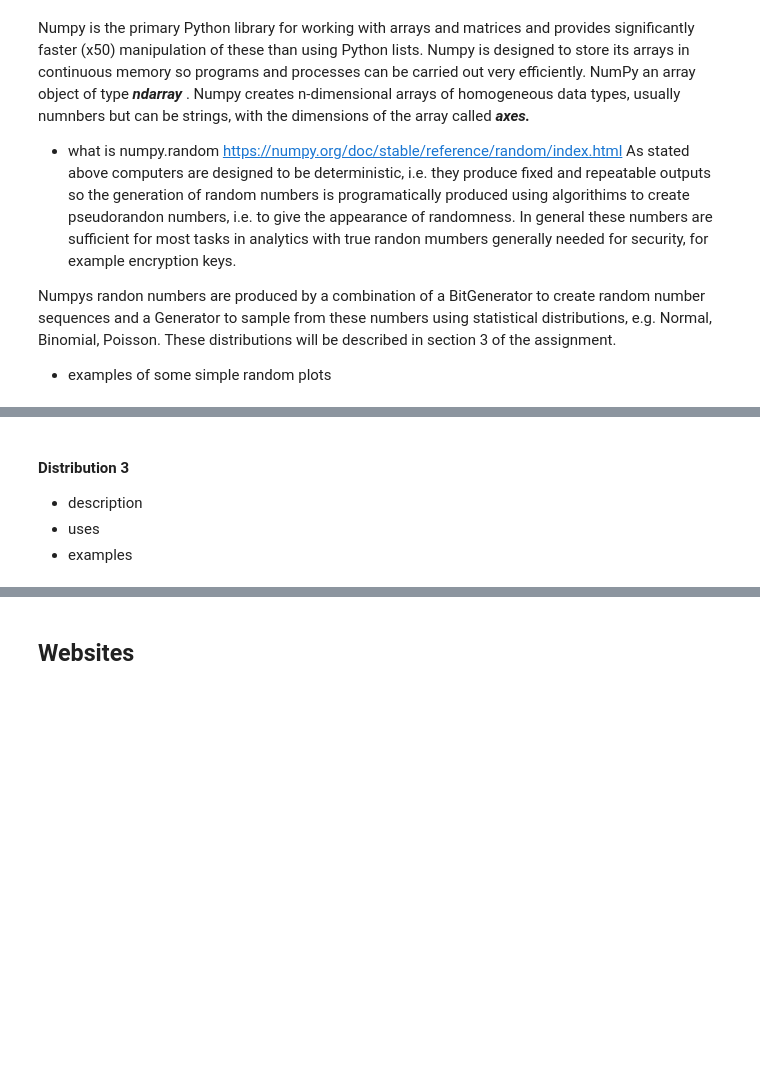
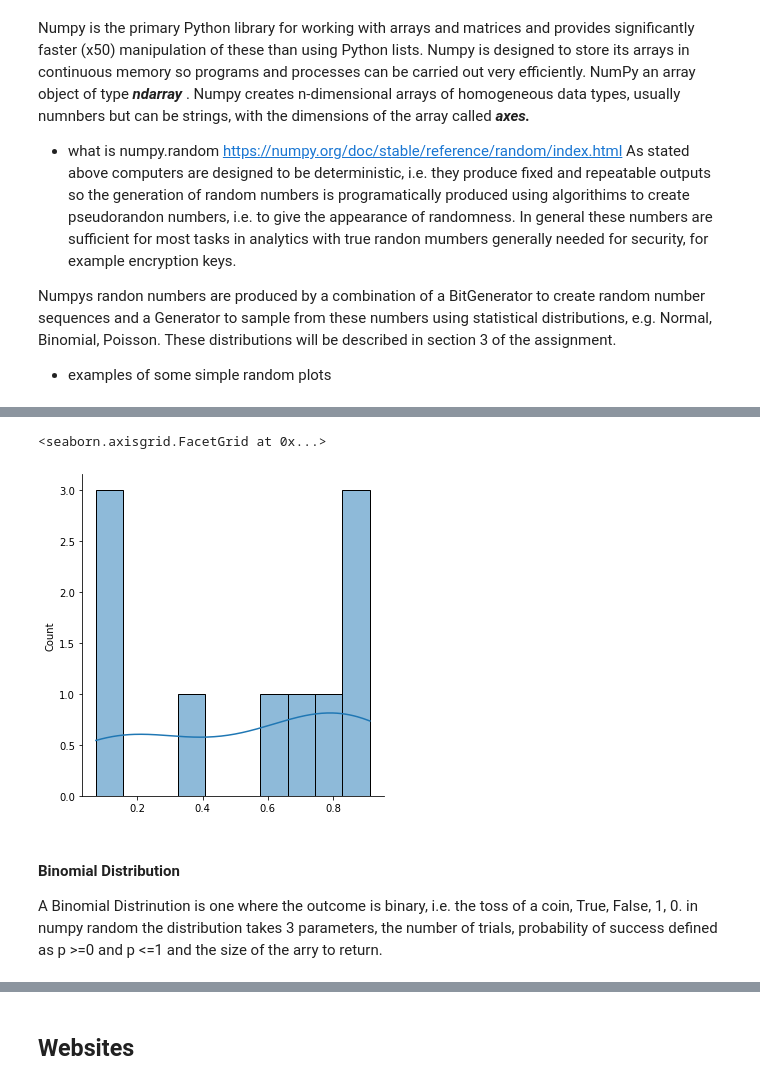
Before and after one commit to donneger/numpy_random, a Jupyter notebook: random.ipynb, the cells around one changed output, grey strips where cells are left out. Cells and saved outputs as stored; diff of their text form; code cells hidden in the pictures; blank space fills up the shorter version.

```diff
--- a/random.ipynb
+++ b/random.ipynb
@@ -125,5 +218,10 @@ This is a random 3x5 array of integers from an array of numbers:
+# %%
+# A simple example of a uniform distrinution is shown below.
+values = np.random.uniform(0.0,1.0,10)
+sns.displot(values,bins=10,kde=True)
+# %% [output]
+<seaborn.axisgrid.FacetGrid at 0x...>
+[figure, added]
 # %% [markdown]
-#### Distribution 3
-- description
-- uses
-- examples
+#### Binomial Distribution
+A Binomial Distrinution is one where the outcome is binary, i.e. the toss of a coin, True, False, 1, 0. in numpy random the distribution takes 3 parameters, the number of trials, probability of success defined as p >=0 and p <=1 and the size of the arry to return.
```
Also changed, not shown: parts of 40 cells of this notebook.
